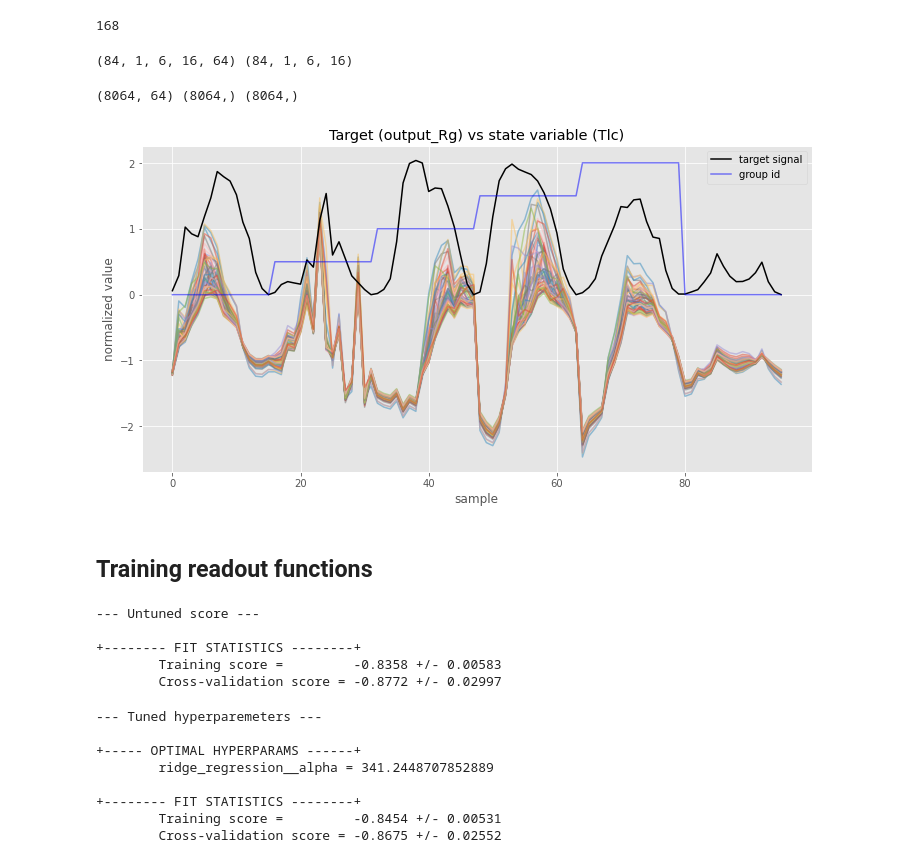
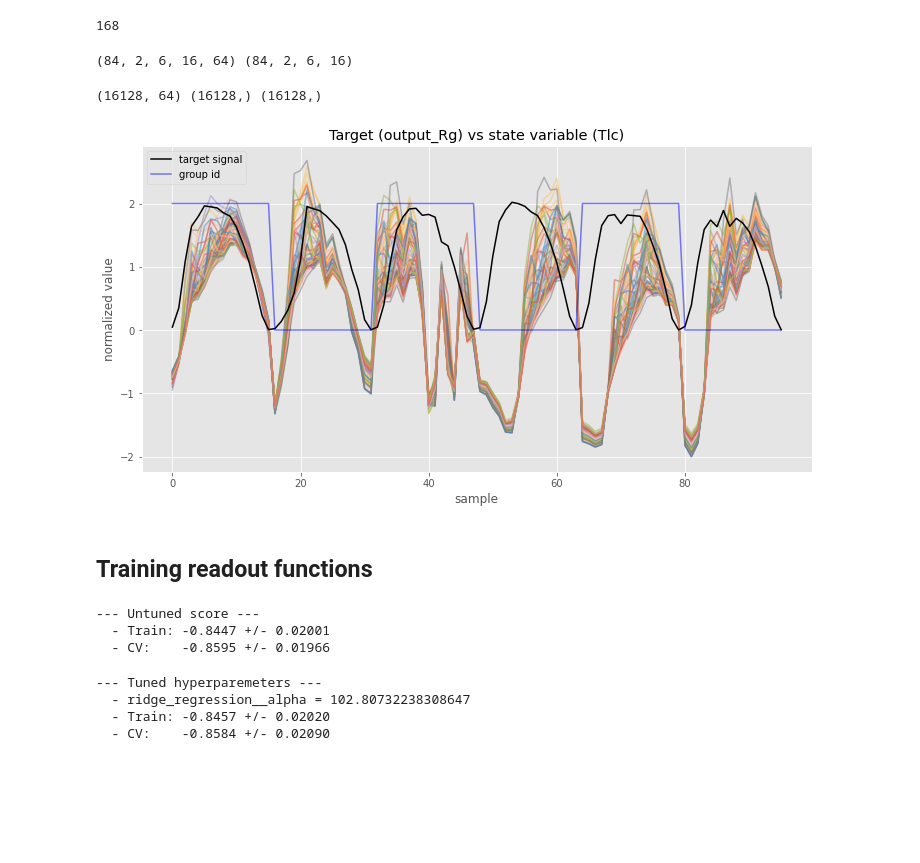
Before and after one commit to mcndt/thesis-plant-reservoir-computing, a Jupyter notebook: notebooks/2021_12_10_import_large_dataset.ipynb, the cells around one changed output. Saved outputs shown, nothing was run; the diff lists cells and outputs as text; code cells hidden in the pictures; blank space fills up the shorter version.

```diff
--- a/notebooks/2021_12_10_import_large_dataset.ipynb
+++ b/notebooks/2021_12_10_import_large_dataset.ipynb
@@ -47,7 +47,7 @@ from src.learning.preprocessing import preprocess_data, reshape_data, generate_m
 STATE_VAR = 'Tlc'
 TARGET = 'output_Rg'
 STATE_SIZE = 64
-SAMPLES_PER_RUN = 1
+SAMPLES_PER_RUN = 2
 WARMUP_STEPS = 24
 DAYLIGHT_MASK = generate_mask(5, 21)
 
@@ -60,33 +60,34 @@ X, y = preprocess_data(runs, STATE_VAR, TARGET,
 
 print(X.shape, y.shape)
 # %% [output]
-(84, 1, 6, 16, 64) (84, 1, 6, 16)
+(84, 2, 6, 16, 64) (84, 2, 6, 16)
 # %%
 from src.learning.grouping import alternating_groups
 
-N_CV_GROUPS = 5
+N_CV_GROUPS = 2
 
 X_train, y_train = reshape_data(X, y)
 groups = alternating_groups(X, n_groups=N_CV_GROUPS)
 
 print(X_train.shape, y_train.shape, groups.shape)
 # %% [output]
-(8064, 64) (8064,) (8064,)
+(16128, 64) (16128,) (16128,)
 # %%
 size = 16
+point = 2000
 
 with plt.style.context('ggplot'):
   plt.figure(figsize=(12, 6))
-  plt.plot(X_train[:6 * size], alpha=0.5)
-  plt.plot(y_train[:6 * size] / y_train.mean(), c='black', label='target signal')
-  plt.plot(groups[:6 * size] / groups.mean(), c='blue', alpha=0.5, label="group id")
+  plt.plot(X_train[point:point + 6 * size], alpha=0.5)
+  plt.plot(y_train[point:point + 6 * size] / y_train.mean(), c='black', label='target signal')
+  plt.plot(groups[point:point + 6 * size] / groups.mean(), c='blue', alpha=0.5, label="group id")
   plt.title(f'Target ({TARGET}) vs state variable ({STATE_VAR})')
   plt.xlabel('sample')
   plt.ylabel('normalized value')
   plt.legend()
   plt.show()
 # %% [output]
-[figure, old version]
+[figure, new version]
 # %% [markdown]
 ## Training readout functions
 # %%
@@ -118,10 +118,8 @@ print('--- Untuned score ---')
 print_cv_scores(cv_scores)
 # %% [output]
 --- Untuned score ---
-
-+-------- FIT STATISTICS --------+
-        Training score =         -0.8358 +/- 0.00583
-        Cross-validation score = -0.8772 +/- 0.02997
+  - Train: -0.8447 +/- 0.02001
+  - CV:    -0.8595 +/- 0.01966
 # %%
 search_grid = [{
   'ridge_regression__alpha': 10 ** np.linspace(np.log10(1e-4), np.log10(1e6), 500)
@@ -144,12 +142,8 @@ print_search_best_params(grid_search)
 print_search_scores(grid_search)
 # %% [output]
 --- Tuned hyperparemeters ---
-
-+----- OPTIMAL HYPERPARAMS ------+
-        ridge_regression__alpha = 341.2448707852889
-
-+-------- FIT STATISTICS --------+
-        Training score =         -0.8454 +/- 0.00531
-        Cross-validation score = -0.8675 +/- 0.02552
+  - ridge_regression__alpha = 102.80732238308647
+  - Train: -0.8457 +/- 0.02020
+  - CV:    -0.8584 +/- 0.02090
 # %%
 from sklearn.neural_network import MLPRegressor
```
Also changed, not shown: parts of 7 cells of this notebook, 7 other files.
